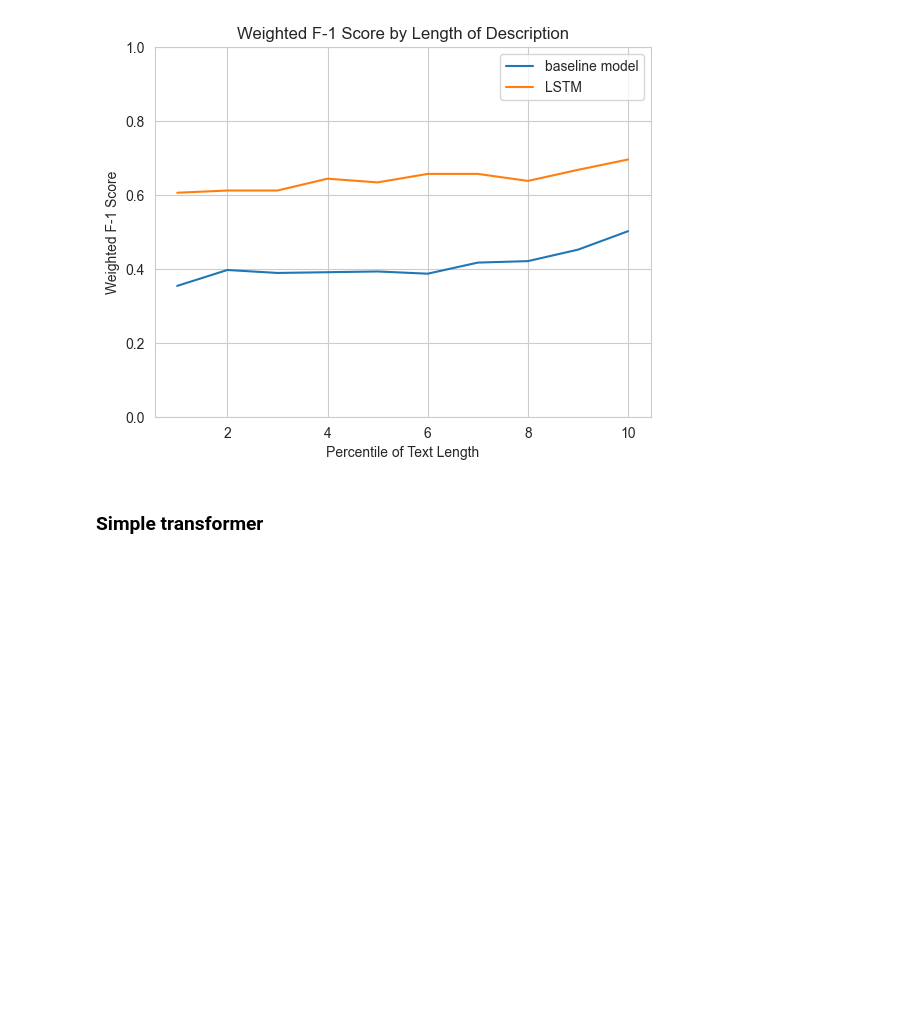
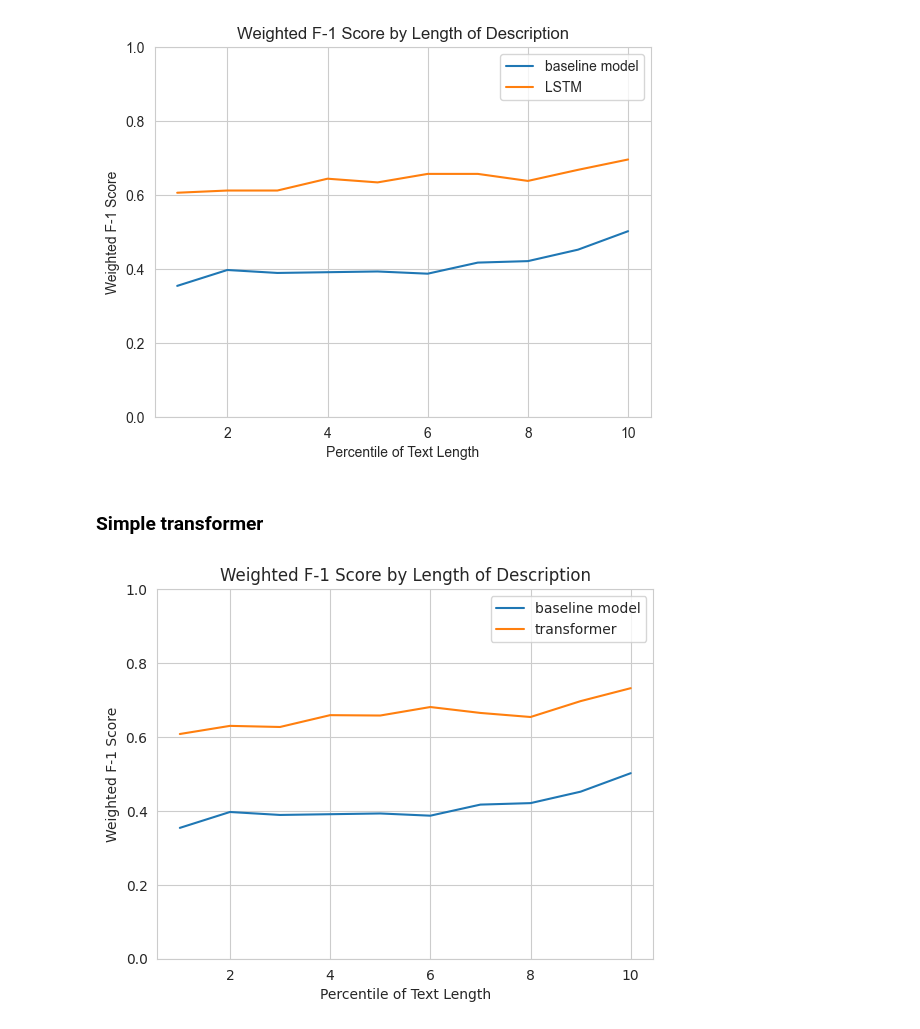
Before and after one commit to dominikwielath/Advanced_NLP_Project, a Jupyter notebook: final-advanced.ipynb, the cells around one changed output. Saved outputs shown, nothing was run; the diff lists cells and outputs as text; code cells hidden in the pictures; blank space fills up the shorter version.

Commit message:
transformer 2

```diff
--- a/final-advanced.ipynb
+++ b/final-advanced.ipynb
@@ -788,8 +808,8 @@ plt.grid(True)
 plt.show()
 # %% [output]
 [figure]
-# %% [markdown]
-### Simple transformer
+# %% [markdown]
+### Simple transformer
 # %%
 lf11 = round(f1_score(lendf1['genre'], lendf1['transformer_prediction'], average="weighted"),3)
 lf12 = round(f1_score(lendf2['genre'], lendf2['transformer_prediction'], average="weighted"),3)
@@ -801,31 +821,33 @@ lf17 = round(f1_score(lendf7['genre'], lendf7['transformer_prediction'], average
 lf18 = round(f1_score(lendf8['genre'], lendf8['transformer_prediction'], average="weighted"),3)
 lf19 = round(f1_score(lendf9['genre'], lendf9['transformer_prediction'], average="weighted"),3)
 lf110 = round(f1_score(lendf10['genre'], lendf10['transformer_prediction'], average="weighted"),3)
 lstm_f1_by_len = [lf11, lf12, lf13, lf14, lf15, lf16, lf17, lf18, lf19, lf110]
 
 import matplotlib.pyplot as plt
 
 # Sample data
 x = [1, 2, 3, 4, 5, 6, 7, 8, 9, 10]
 y1 = [5, 4, 6, 8, 7]
 y2 = [2, 4, 3, 1, 5]
 y3 = [7, 8, 6, 4, 5]
 
 # Line graphs
 plt.plot(x, base_f1_by_len, label='baseline model')
-plt.plot(x, lstm_f1_by_len, label='LSTM')
+plt.plot(x, lstm_f1_by_len, label='transformer')
 #plt.plot(x, lstm_f1_by_len, label='BERT')
 
 
 # Set chart title and axis labels
 plt.title('Weighted F-1 Score by Length of Description')
 plt.xlabel('Percentile of Text Length')
 plt.ylabel('Weighted F-1 Score')
 plt.ylim(0, 1.0)
 
 # Show legend and grid
 plt.legend()
 plt.grid(True)
 
 # Display the chart
 plt.show()
+# %% [output]
+[figure, added]
```
Also changed, not shown: parts of 18 cells of this notebook.
